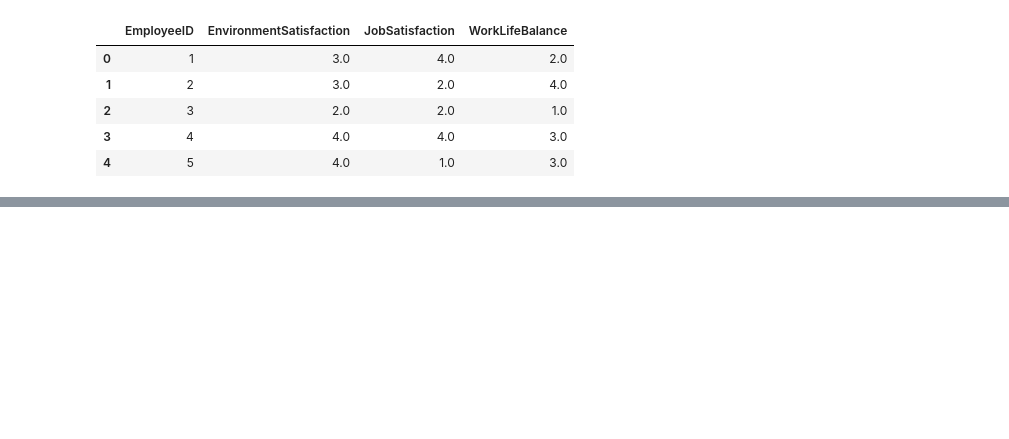
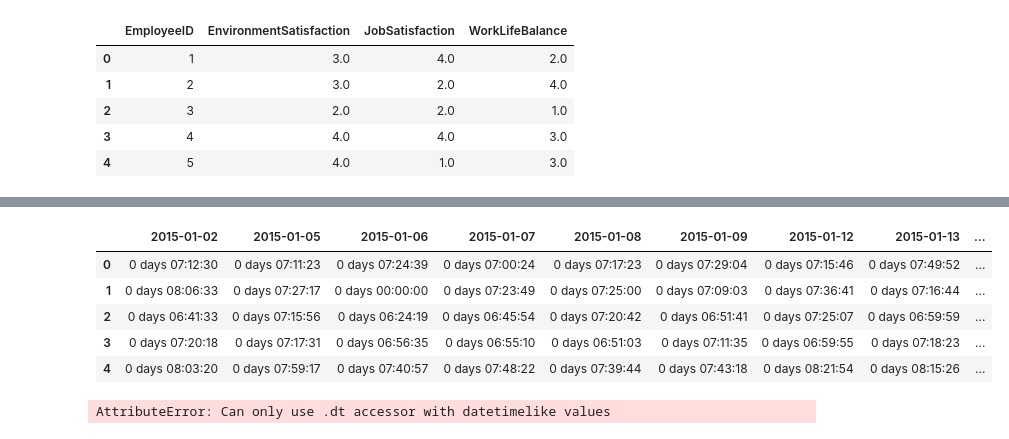
Before and after one commit to SwenA/AI-Project, a Jupyter notebook: project.ipynb, the cells around one changed output, grey strips where cells are left out. Saved outputs shown, nothing was run; the diff lists cells and outputs as text; code cells hidden in the pictures; blank space fills up the shorter version.

```diff
--- a/project.ipynb
+++ b/project.ipynb
@@ -99,0 +133,24 @@ AttributeError: 'DataFrame' object has no attribute 'append'
+# %%
+columns_to_delete = ['2015-01-01', '2015-01-14', '2015-01-26', '2015-03-05',
+                        '2015-05-01', '2015-07-17', '2015-09-17', '2015-10-02',
+                        '2015-11-09', '2015-11-10', '2015-11-11', '2015-12-25']
+
+for col in columns_to_delete:
+    if col in worked_time.columns:
+        worked_time.drop([col], axis=1, inplace=True)
+
+worked_time.head()
+# %% [output]
+|  | 2015-01-02 | 2015-01-05 | 2015-01-06 | 2015-01-07 | 2015-01-08 | 2015-01-09 | 2015-01-12 | 2015-01-13 | ... |
+| 0 | 0 days 07:12:30 | 0 days 07:11:23 | 0 days 07:24:39 | 0 days 07:00:24 | 0 days 07:17:23 | 0 days 07:29:04 | 0 days 07:15:46 | 0 days 07:49:52 | ... |
+| 1 | 0 days 08:06:33 | 0 days 07:27:17 | 0 days 00:00:00 | 0 days 07:23:49 | 0 days 07:25:00 | 0 days 07:09:03 | 0 days 07:36:41 | 0 days 07:16:44 | ... |
+| 2 | 0 days 06:41:33 | 0 days 07:15:56 | 0 days 06:24:19 | 0 days 06:45:54 | 0 days 07:20:42 | 0 days 06:51:41 | 0 days 07:25:07 | 0 days 06:59:59 | ... |
+| 3 | 0 days 07:20:18 | 0 days 07:17:31 | 0 days 06:56:35 | 0 days 06:55:10 | 0 days 06:51:03 | 0 days 07:11:35 | 0 days 06:59:55 | 0 days 07:18:23 | ... |
+| 4 | 0 days 08:03:20 | 0 days 07:59:17 | 0 days 07:40:57 | 0 days 07:48:22 | 0 days 07:39:44 | 0 days 07:43:18 | 0 days 08:21:54 | 0 days 08:15:26 | ... |
+# %%
+for col in worked_time.columns:
+    worked_time[col] = worked_time[col].dt.total_seconds()
+worked_time['Actual_time'] = worked_time.mean(axis=1)
+worked_time.head()
+# %% [output]
+AttributeError: Can only use .dt accessor with datetimelike values
```
Also changed, not shown: parts of 4 cells of this notebook.
